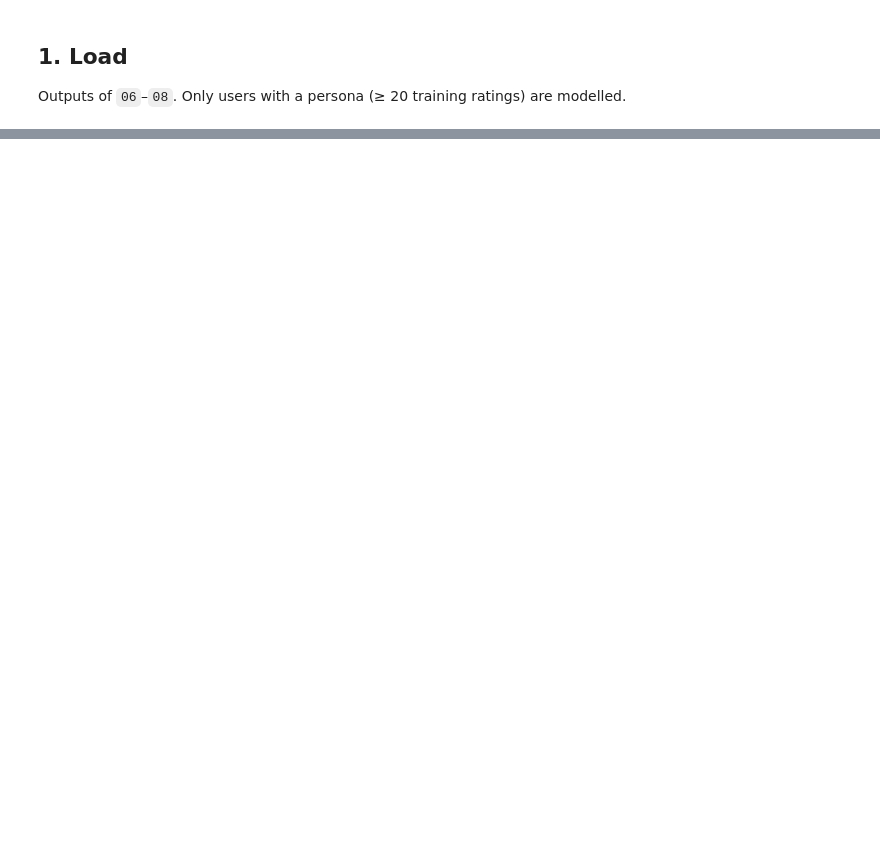
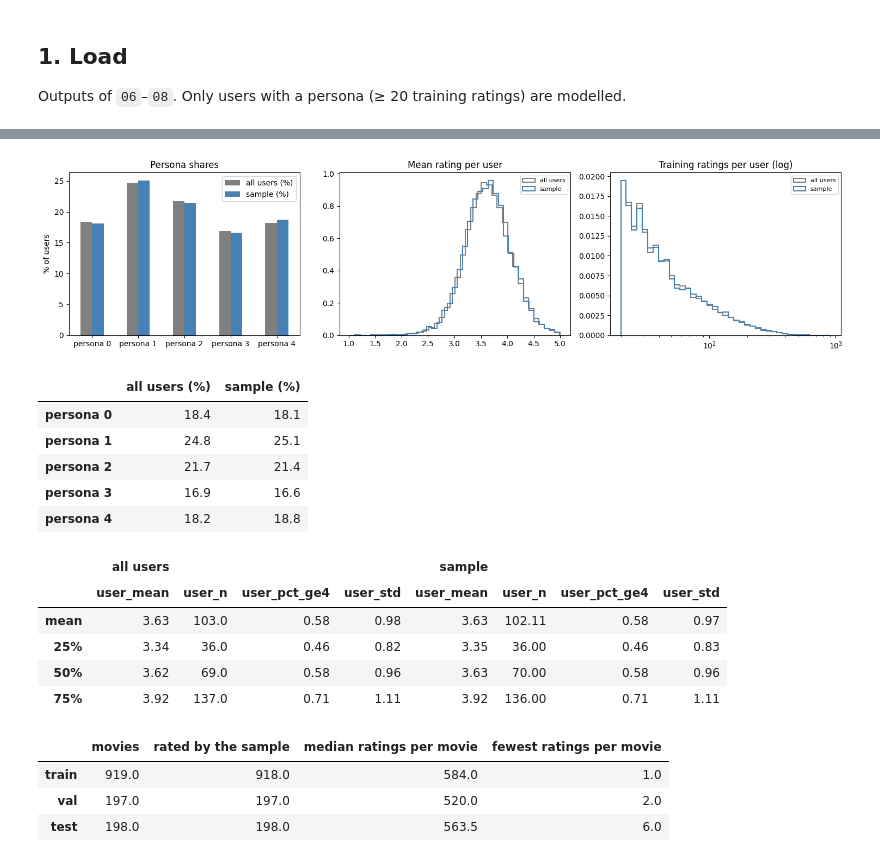
Before and after one commit to ReviBa/applied-DS-project, a Jupyter notebook: notebooks/09_rating_model.ipynb, the cells around one changed output, grey strips where cells are left out. Drawn from its saved outputs; the diff is of its cells as text; code cells hidden in the pictures; blank space fills up the shorter version.

Commit message:
simpler, explanatory model - updated scores metrics, visualizations and "ladder"

```diff
--- a/notebooks/09_rating_model.ipynb
+++ b/notebooks/09_rating_model.ipynb
@@ -581,0 +86,57 @@ plt.show()
+# %%
+share = pd.DataFrame({
+    "all users (%)": personas["persona_id"].value_counts(normalize=True),
+    "sample (%)": personas.loc[sample_users, "persona_id"].value_counts(normalize=True),
+}).sort_index().mul(100)
+share.index = [f"persona {k}" for k in share.index]
+
+STAT_COLS = ["user_n", "user_mean", "user_std", "user_pct_ge4"]
+all_stats = user_stats.reindex(personas.index)[STAT_COLS]
+sample_stats = user_stats.reindex(sample_users)[STAT_COLS]
+stats_compare = pd.concat(
+    {"all users": all_stats.describe().loc[["mean", "25%", "50%", "75%"]],
+     "sample": sample_stats.describe().loc[["mean", "25%", "50%", "75%"]]},
+).unstack(0).swaplevel(axis=1).sort_index(axis=1)
+
+coverage = pd.DataFrame({
+    s: {
+        "movies": int((movies["split"] == s).sum()),
+        "rated by the sample": parts[s]["netflix_movie_id"].nunique(),
+        "median ratings per movie": parts[s]["netflix_movie_id"].value_counts().median(),
+        "fewest ratings per movie": parts[s]["netflix_movie_id"].value_counts().min(),
+    }
+    for s in SPLITS
+}).T
+
+fig, axes = plt.subplots(1, 3, figsize=(15, 3.8))
+share.plot.bar(ax=axes[0], rot=0, color=["gray", "steelblue"])
+axes[0].set_ylabel("% of users")
+axes[0].set_title("Persona shares")
+for ax, col, title in [(axes[1], "user_mean", "Mean rating per user"), (axes[2], "user_n", "Training ratings per user (log)")]:
+    bins = np.logspace(np.log10(all_stats[col].min()), np.log10(all_stats[col].max()), 40) if col == "user_n" else 40
+    ax.hist(all_stats[col], bins=bins, density=True, histtype="step", color="gray", lw=1.5, label="all users")
+    ax.hist(sample_stats[col], bins=bins, density=True, histtype="step", color="steelblue", lw=1.5, label="sample")
+    ax.set_title(title)
+    ax.legend(fontsize=8)
+axes[2].set_xscale("log")
+fig.tight_layout()
+plt.show()
+display(share.round(1), stats_compare.round(2), coverage)
+# %% [output]
+[figure, added]
+|  | all users (%) | sample (%) |
+| persona 0 | 18.4 | 18.1 |
+| persona 1 | 24.8 | 25.1 |
+| persona 2 | 21.7 | 21.4 |
+| persona 3 | 16.9 | 16.6 |
+| persona 4 | 18.2 | 18.8 |
+|  | all users |  |  |  | sample |  |  |  |
+|  | user_mean | user_n | user_pct_ge4 | user_std | user_mean | user_n | user_pct_ge4 | user_std |
+| mean | 3.63 | 103.0 | 0.58 | 0.98 | 3.63 | 102.11 | 0.58 | 0.97 |
+| 25% | 3.34 | 36.0 | 0.46 | 0.82 | 3.35 | 36.00 | 0.46 | 0.83 |
+| 50% | 3.62 | 69.0 | 0.58 | 0.96 | 3.63 | 70.00 | 0.58 | 0.96 |
+| 75% | 3.92 | 137.0 | 0.71 | 1.11 | 3.92 | 136.00 | 0.71 | 1.11 |
+|  | movies | rated by the sample | median ratings per movie | fewest ratings per movie |
+| train | 919.0 | 918.0 | 584.0 | 1.0 |
+| val | 197.0 | 197.0 | 520.0 | 2.0 |
+| test | 198.0 | 198.0 | 563.5 | 6.0 |
```
Also changed, not shown: parts of 48 cells of this notebook.
